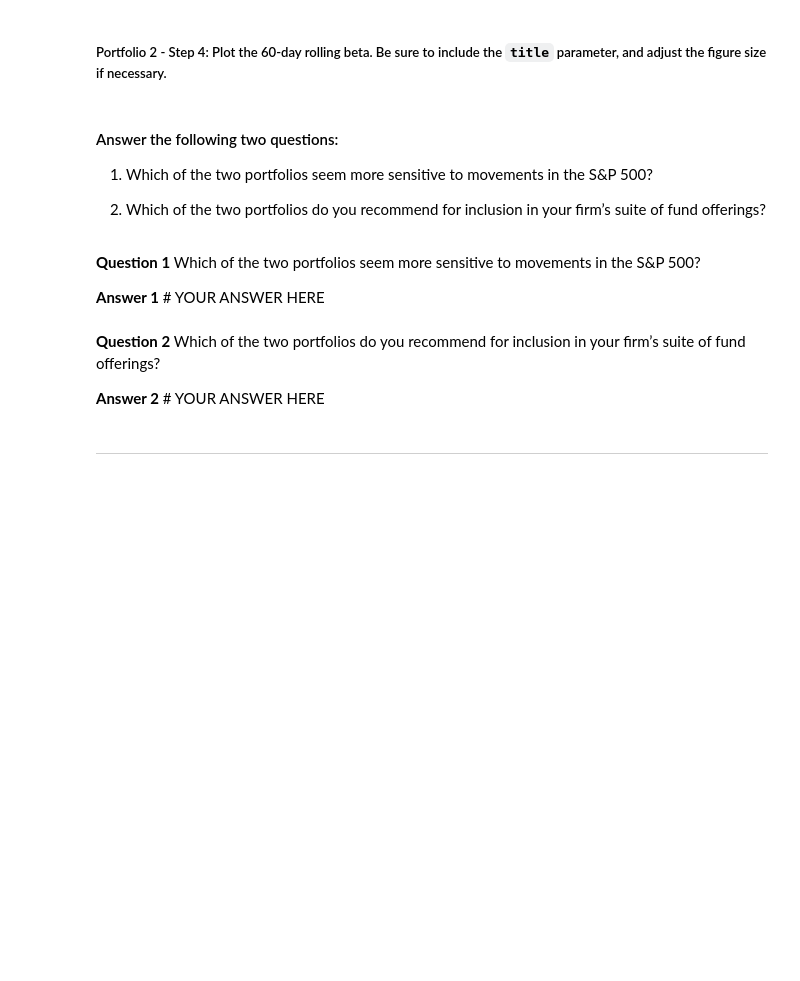
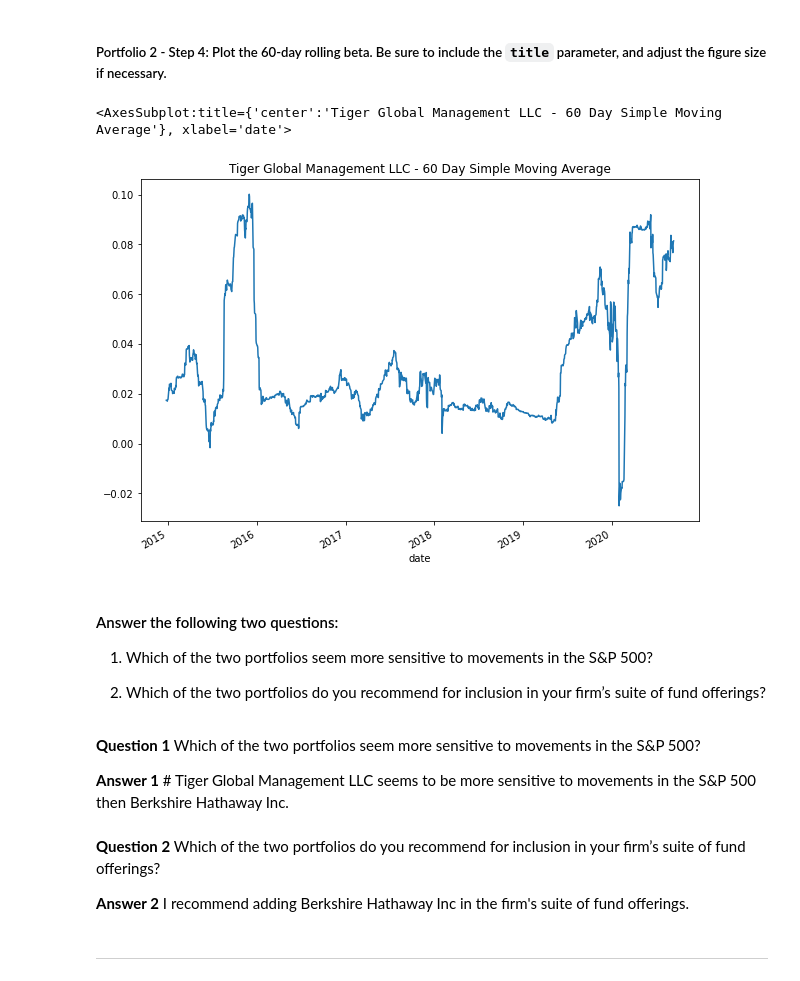
Before and after one commit to Nia-Robinson/risk-return-analysis, a Jupyter notebook: risk_return_analysis.ipynb, the cells around one changed output. Drawn from its saved outputs; the diff is of its cells as text; code cells hidden in the pictures; blank space fills up the shorter version.

Commit message:
Calculated the covariance, beta, and the 60-day simple moving average for Tiger Global Management LLC.

```diff
--- a/risk_return_analysis.ipynb
+++ b/risk_return_analysis.ipynb
@@ -429,4 +426,5 @@ rolling_berkshire_beta.plot(figsize=(10,7), title="Berkshire Hathaway Inc - 60 D
 # %%
 # Calculate the covariance using a 60-day rolling window
 # Review the last five rows of the covariance data
-# YOUR CODE HERE
+rolling_covariance = daily_returns['TIGER GLOBAL MANAGEMENT LLC'].rolling(window=60).cov(daily_returns['S&P 500'])
+rolling_covariance.tail()
@@ -435,4 +441,5 @@ rolling_berkshire_beta.plot(figsize=(10,7), title="Berkshire Hathaway Inc - 60 D
 # %%
 # Calculate the beta based on the 60-day rolling covariance compared to the market (S&P 500)
 # Review the last five rows of the beta information
-# YOUR CODE HERE
+rolling_tiger_beta = rolling_covariance / rolling_variance
+rolling_tiger_beta.tail()
@@ -446,7 +461,10 @@ rolling_berkshire_beta.plot(figsize=(10,7), title="Berkshire Hathaway Inc - 60 D
 # %%
 # Plot the rolling beta
 # Include a title parameter and adjust the figure size
-# YOUR CODE HERE
+rolling_tiger_beta.plot(figsize=(10,7), title="Tiger Global Management LLC - 60 Day Simple Moving Average")
+# %% [output]
+<AxesSubplot:title={'center':'Tiger Global Management LLC - 60 Day Simple Moving Average'}, xlabel='date'>
+[figure, added]
 # %% [markdown]
 #### Answer the following two questions:
 
@@ -456,10 +474,10 @@ rolling_berkshire_beta.plot(figsize=(10,7), title="Berkshire Hathaway Inc - 60 D
 # %% [markdown]
 **Question 1** Which of the two portfolios seem more sensitive to movements in the S&P 500?
 
-**Answer 1** # YOUR ANSWER HERE
+**Answer 1** # Tiger Global Management LLC seems to be more sensitive to movements in the S&P 500 then Berkshire Hathaway Inc.
 # %% [markdown]
 **Question 2** Which of the two portfolios do you recommend for inclusion in your firm’s suite of fund offerings?
 
-**Answer 2** # YOUR ANSWER HERE
+**Answer 2** I recommend adding Berkshire Hathaway Inc in the firm's suite of fund offerings.
 # %% [markdown]
 ---
```
Also changed, not shown: parts of 4 cells of this notebook.
